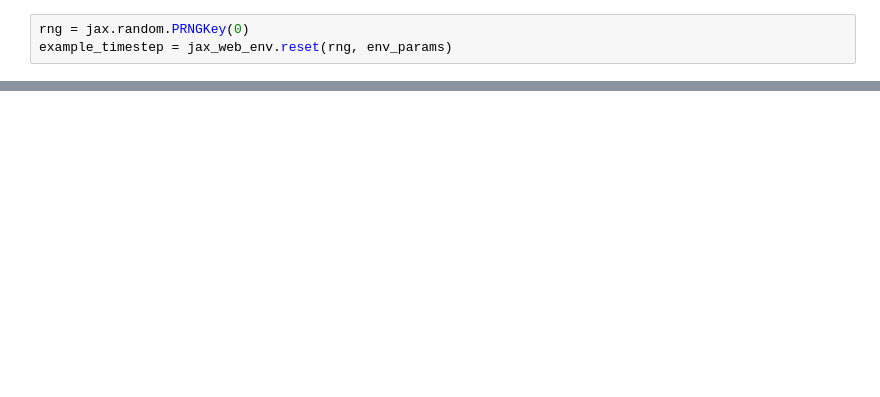
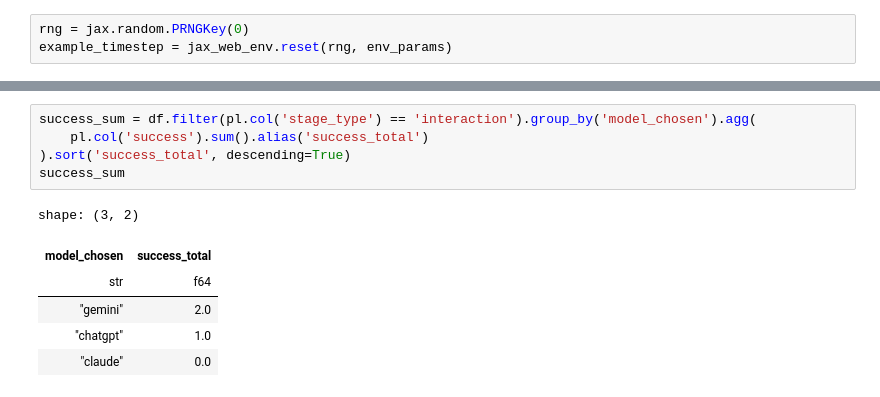
Before and after one commit to wcarvalho/nicewebrl, a Jupyter notebook: examples/xland-LLM-assistant/data_analysis.ipynb, the cells around one changed output, grey strips where cells are left out. Saved outputs shown, nothing was run; the diff lists cells and outputs as text; blank space fills up the shorter version.

```diff
--- a/examples/xland-LLM-assistant/data_analysis.ipynb
+++ b/examples/xland-LLM-assistant/data_analysis.ipynb
@@ -143,0 +213,12 @@ dict_keys(['stage_idx', 'session_id', 'data', 'user_data', 'metadata', 'name', '
+# %%
+success_sum = df.filter(pl.col('stage_type') == 'interaction').group_by('model_chosen').agg(
+    pl.col('success').sum().alias('success_total')
+).sort('success_total', descending=True)
+success_sum
+# %% [output]
+shape: (3, 2)
+| model_chosen | success_total |
+| str | f64 |
+| "gemini" | 2.0 |
+| "chatgpt" | 1.0 |
+| "claude" | 0.0 |
```
Also changed, not shown: parts of 12 cells of this notebook, 3 other files.
